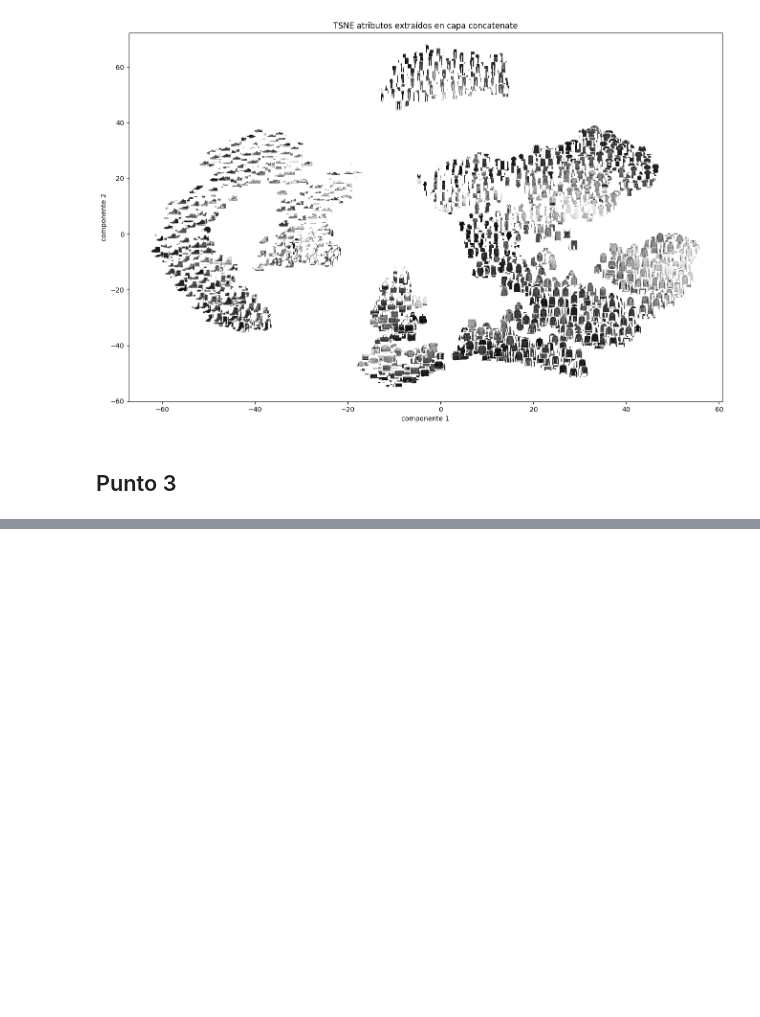
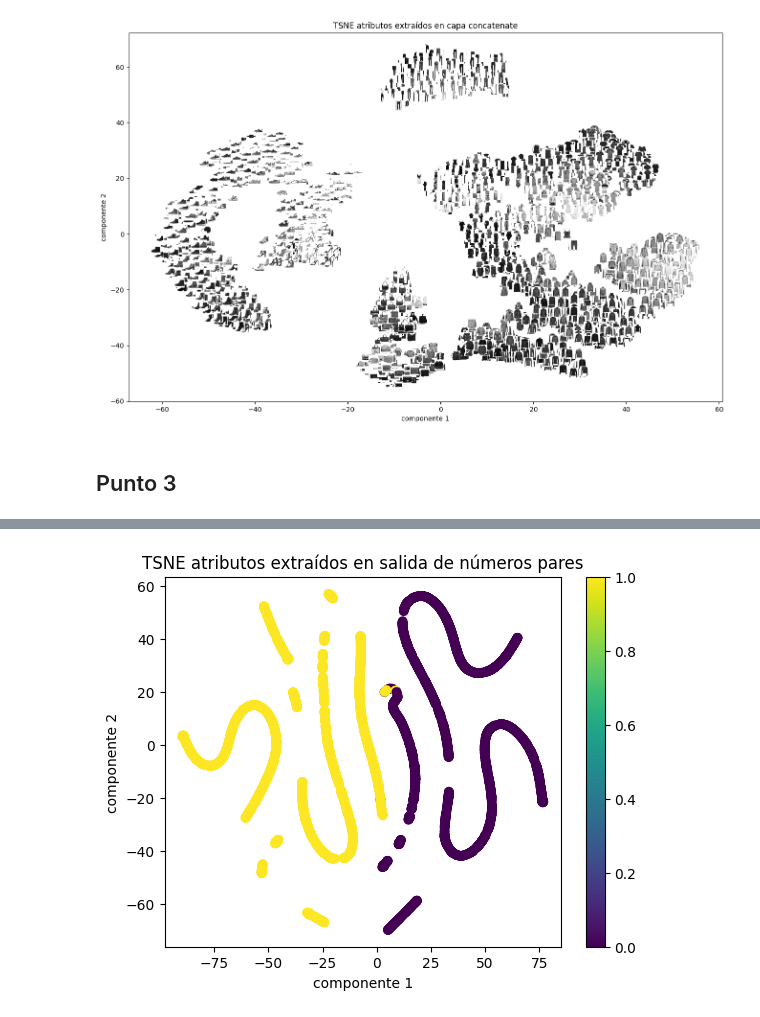
Before and after one commit to crosoriom/IntroduccionAprendizajeMaquina, a Jupyter notebook: Copia_de_2_DL_Keras_API_funcional.ipynb, the cells around one changed output, grey strips where cells are left out. Cells and saved outputs as stored; diff of their text form; code cells hidden in the pictures; blank space fills up the shorter version.

```diff
--- a/Copia_de_2_DL_Keras_API_funcional.ipynb
+++ b/Copia_de_2_DL_Keras_API_funcional.ipynb
@@ -623,0 +648,15 @@ print(accuracy)
+# %%
+ind = np.random.choice(z_parity.shape[0], n, replace=False)
+z_n = z_parity[ind, :]
+
+zTSNE = TSNE(n_components = 2).fit_transform(z_n)
+zTSNE.shape
+
+plt.scatter(zTSNE[:,0], zTSNE[:,1], c = y_odd_pair[ind])
+plt.colorbar()
+plt.xlabel('componente 1')
+plt.ylabel('componente 2')
+plt.title('TSNE atributos extraídos en salida de números pares')
+plt.show()
+# %% [output]
+[figure, added]
```
Also changed, not shown: parts of 5 cells of this notebook.
